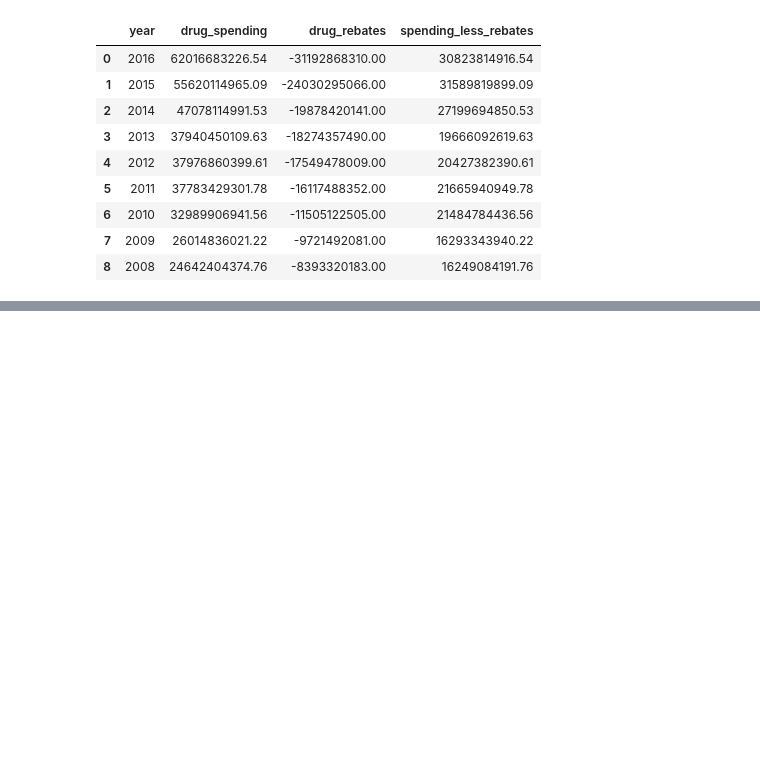
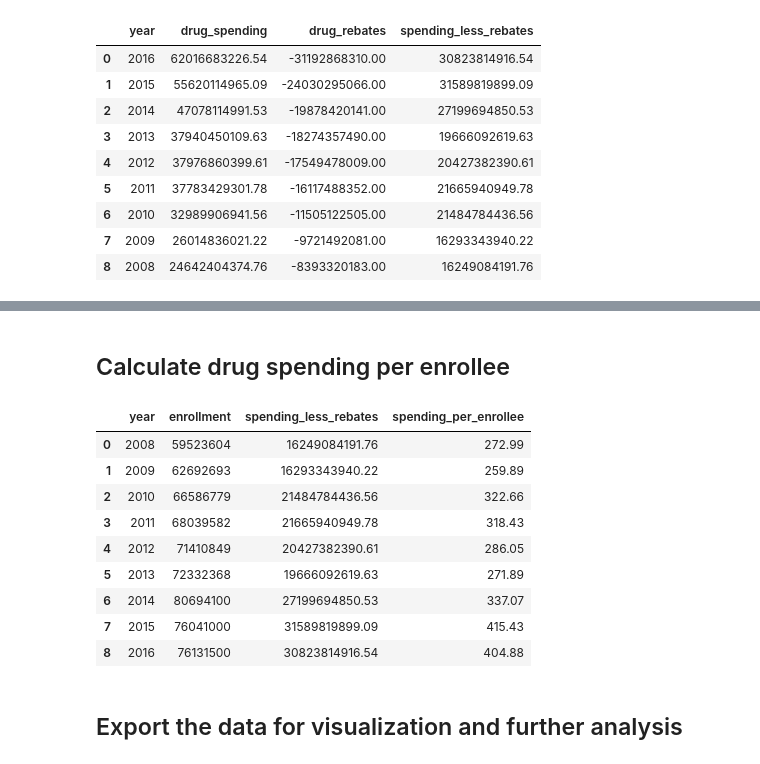
Before and after one commit to PublicI/medicaid-influence-analysis, a Jupyter notebook: drug_spending.ipynb, the cells around one changed output, grey strips where cells are left out. Drawn from its saved outputs; the diff is of its cells as text; code cells hidden in the pictures; blank space fills up the shorter version.

Commit message:
Calculated drug spending per Medicaid enrollee

```diff
--- a/drug_spending.ipynb
+++ b/drug_spending.ipynb
@@ -143,14 +143,14 @@ drug_spending
 # %%
 drug_rebates_16 = pd.read_csv("data/medicaid_spending/FY_2016_Financial_Management_Data_-_National_Totals.csv", header=0, usecols=[0, 3, 4], names=["year", "service_category", "drug_rebates"])
-drug_rebates_15 = pd.read_excel("data/medicaid_spending/FY 2015 NET EXPENDITURES.xlsx", sheetname="MAP - National Totals", header=6, usecols=[0, 1], names=["service_category", "drug_rebates"])
-drug_rebates_14 = pd.read_excel("data/medicaid_spending/FMR Net Expenditures FY14.xlsx", sheetname="MAP - National Totals", header=6, usecols=[0, 1], names=["service_category", "drug_rebates"])
-drug_rebates_13 = pd.read_excel("data/medicaid_spending/FMR Net Expenditures FY13.xlsx", sheetname="MAP - National Totals", header=6, usecols=[0, 1], names=["service_category", "drug_rebates"])
-drug_rebates_12 = pd.read_excel("data/medicaid_spending/FMR Net Expenditures FY12.xlsx", sheetname="National Totals", header=6, usecols=[0, 1], names=["service_category", "drug_rebates"])
+drug_rebates_15 = pd.read_excel("data/medicaid_spending/FY 2015 NET EXPENDITURES.xlsx", sheet_name="MAP - National Totals", header=6, usecols=[0, 1], names=["service_category", "drug_rebates"])
+drug_rebates_14 = pd.read_excel("data/medicaid_spending/FMR Net Expenditures FY14.xlsx", sheet_name="MAP - National Totals", header=6, usecols=[0, 1], names=["service_category", "drug_rebates"])
+drug_rebates_13 = pd.read_excel("data/medicaid_spending/FMR Net Expenditures FY13.xlsx", sheet_name="MAP - National Totals", header=6, usecols=[0, 1], names=["service_category", "drug_rebates"])
+drug_rebates_12 = pd.read_excel("data/medicaid_spending/FMR Net Expenditures FY12.xlsx", sheet_name="National Totals", header=6, usecols=[0, 1], names=["service_category", "drug_rebates"])
 # For the following imports, we will skip all the rows until the "National Totals" data begins
-drug_rebates_11 = pd.read_excel("data/medicaid_spending/NetExpenditure02through11.xlsx", sheetname="2011", skiprows=10605, header=7, usecols=[0, 1], names=["service_category", "drug_rebates"])
-drug_rebates_10 = pd.read_excel("data/medicaid_spending/NetExpenditure02through11.xlsx", sheetname="2010", skiprows=10031, header=7, usecols=[0, 1], names=["service_category", "drug_rebates"])
-drug_rebates_09 = pd.read_excel("data/medicaid_spending/NetExpenditure02through11.xlsx", sheetname="2009", skiprows=7303, header=7, usecols=[0, 1], names=["service_category", "drug_rebates"])
-drug_rebates_08 = pd.read_excel("data/medicaid_spending/NetExpenditure02through11.xlsx", sheetname="2008", skiprows=7175, header=7, usecols=[0, 1], names=["service_category", "drug_rebates"])
+drug_rebates_11 = pd.read_excel("data/medicaid_spending/NetExpenditure02through11.xlsx", sheet_name="2011", skiprows=10605, header=7, usecols=[0, 1], names=["service_category", "drug_rebates"])
+drug_rebates_10 = pd.read_excel("data/medicaid_spending/NetExpenditure02through11.xlsx", sheet_name="2010", skiprows=10031, header=7, usecols=[0, 1], names=["service_category", "drug_rebates"])
+drug_rebates_09 = pd.read_excel("data/medicaid_spending/NetExpenditure02through11.xlsx", sheet_name="2009", skiprows=7303, header=7, usecols=[0, 1], names=["service_category", "drug_rebates"])
+drug_rebates_08 = pd.read_excel("data/medicaid_spending/NetExpenditure02through11.xlsx", sheet_name="2008", skiprows=7175, header=7, usecols=[0, 1], names=["service_category", "drug_rebates"])
 # %% [markdown]
 Add a year column to the 2008 through 2015 dataframes.
 # %%
@@ -681,0 +262,3 @@ medicaid_drug_rebates[medicaid_drug_rebates["State"] == "Arizona"]
+# %%
+enrollment = pd.read_excel("data/medicaid_spending/enrollment.xlsx", names=["year", "enrollment"])
+enrollment
@@ -681,0 +278,4 @@ medicaid_drug_rebates[medicaid_drug_rebates["State"] == "Arizona"]
+# %%
+spending_per_enrollee = enrollment.merge(drugs, on="year")
+spending_per_enrollee.drop(["drug_spending", "drug_rebates"], axis=1, inplace=True)
+spending_per_enrollee
@@ -681,0 +293,18 @@ medicaid_drug_rebates[medicaid_drug_rebates["State"] == "Arizona"]
+# %% [markdown]
+## Calculate drug spending per enrollee
+# %%
+spending_per_enrollee["spending_per_enrollee"] = spending_per_enrollee["spending_less_rebates"] / spending_per_enrollee["enrollment"]
+spending_per_enrollee
+# %% [output]
+|  | year | enrollment | spending_less_rebates | spending_per_enrollee |
+| 0 | 2008 | 59523604 | 16249084191.76 | 272.99 |
+| 1 | 2009 | 62692693 | 16293343940.22 | 259.89 |
+| 2 | 2010 | 66586779 | 21484784436.56 | 322.66 |
+| 3 | 2011 | 68039582 | 21665940949.78 | 318.43 |
+| 4 | 2012 | 71410849 | 20427382390.61 | 286.05 |
+| 5 | 2013 | 72332368 | 19666092619.63 | 271.89 |
+| 6 | 2014 | 80694100 | 27199694850.53 | 337.07 |
+| 7 | 2015 | 76041000 | 31589819899.09 | 415.43 |
+| 8 | 2016 | 76131500 | 30823814916.54 | 404.88 |
+# %% [markdown]
+## Export the data for visualization and further analysis
```
Also changed, not shown: parts of 57 cells of this notebook.
